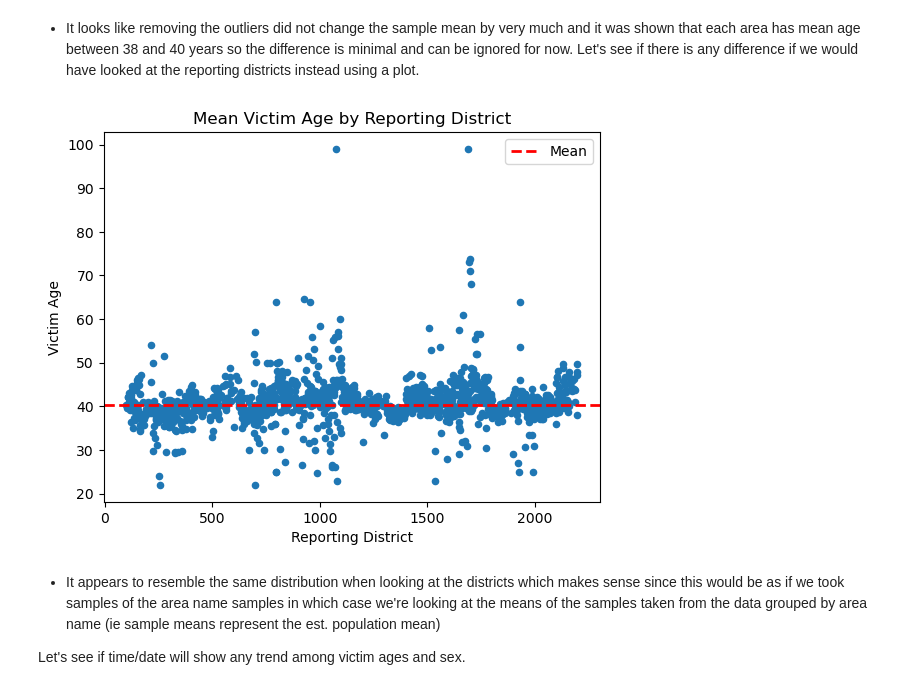
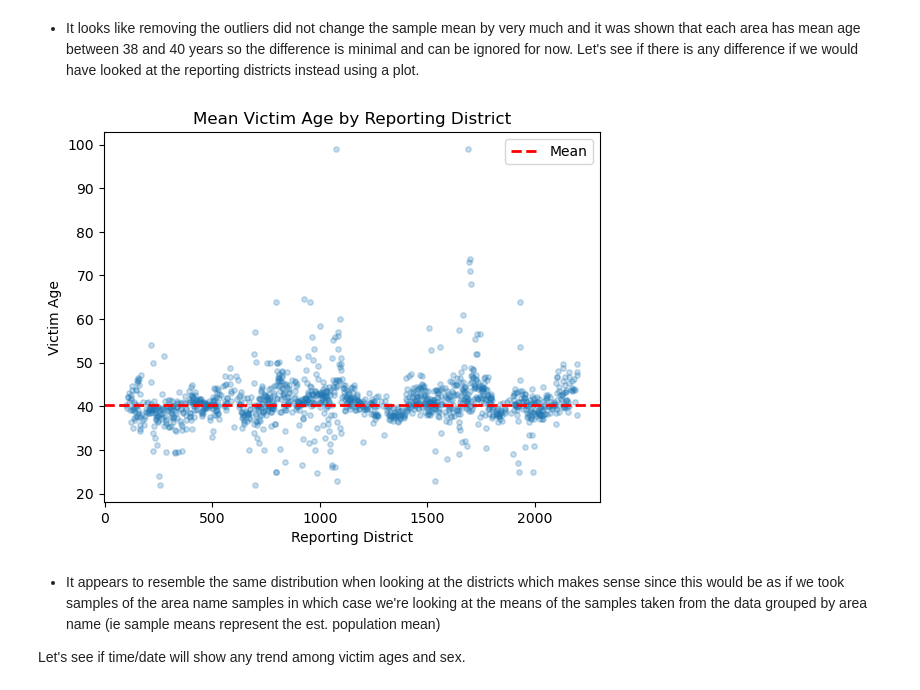
Before and after one commit to OCD0505/Springboard-Capstone-Project-Two, a Jupyter notebook: notebooks/2.0-faa-exploratory-data-analysis.ipynb, the cells around one changed output. Saved outputs shown, nothing was run; the diff lists cells and outputs as text; code cells hidden in the pictures.

```diff
--- a/notebooks/2.0-faa-exploratory-data-analysis.ipynb
+++ b/notebooks/2.0-faa-exploratory-data-analysis.ipynb
@@ -374,13 +374,13 @@ _=plt.annotate("Red histogram is data without outliers",xy=(35,265000),xytext=(4
 # %%
 # scatterplot of victim age and reporting district
 
 _=crimeDataAdj.groupby("Reporting District").agg({"Victim Age":"mean"}).reset_index().\
-                                        plot.scatter(x="Reporting District", y="Victim Age")
+                                        plot.scatter(x="Reporting District", y="Victim Age", s=15, alpha=.25)
 _=plt.axhline(crimeDataAdj["Victim Age"].mean(), color="red",linestyle='dashed', linewidth=2, label='Mean')
 _=plt.legend()
 _=plt.title("Mean Victim Age by Reporting District")
 # %% [output]
-[figure, old version]
+[figure, new version]
 # %% [markdown]
 - It appears to resemble the same distribution when looking at the districts which makes sense since this would be as if we took samples of the area name samples in which case we're looking at the means of the samples taken from the data grouped by area name (ie sample means represent the est. population mean)
 
```
Also changed, not shown: parts of 2 cells of this notebook.
